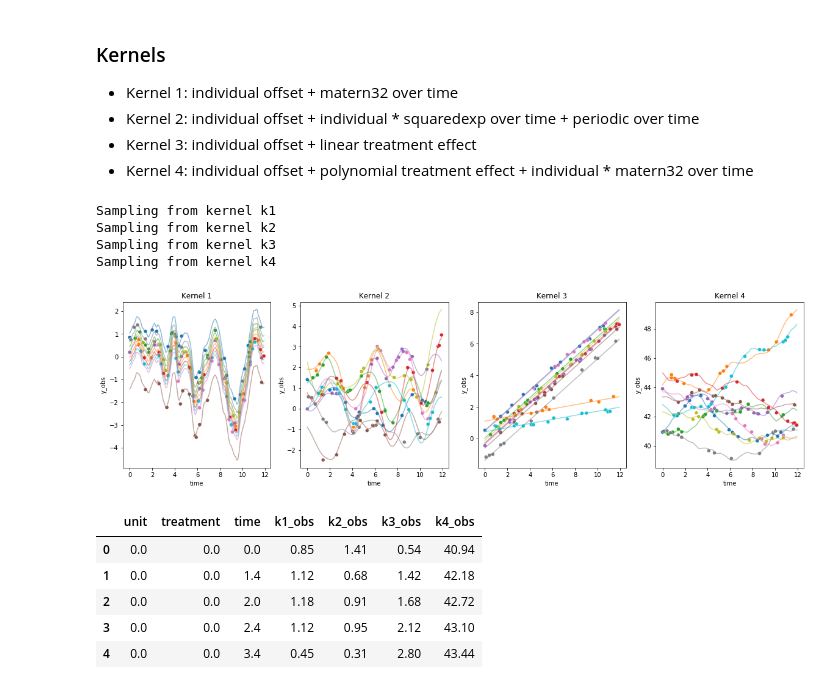
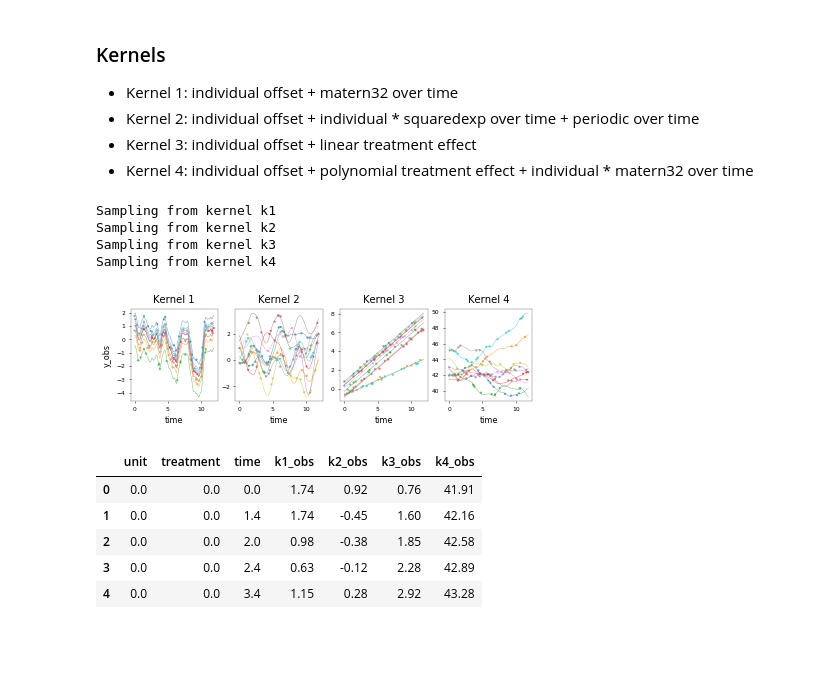
Before and after one commit to omicsEye/waveome, a Jupyter notebook: kernel_learning/data_generation.ipynb, the cells around one changed output. Drawn from its saved outputs; the diff is of its cells as text; code cells hidden in the pictures; blank space fills up the shorter version.

Commit message:
Visualization update and write to file.

```diff
--- a/kernel_learning/data_generation.ipynb
+++ b/kernel_learning/data_generation.ipynb
@@ -8,10 +8,31 @@ In this notebook we will be generating some data from known kernels to test kern
 import gpflow
 import numpy as np
 import pandas as pd
+import matplotlib as mpl
 import matplotlib.pyplot as plt
 import seaborn as sns
 import tensorflow as tf
 from gpflow.utilities import print_summary
+SMALL_SIZE = 6
+MEDIUM_SIZE = 8
+BIGGER_SIZE = 10
+plt.rc('font', size=SMALL_SIZE)          # controls default text sizes
+plt.rc('axes', titlesize=BIGGER_SIZE)     # fontsize of the axes title
+plt.rc('axes', labelsize=MEDIUM_SIZE)    # fontsize of the x and y labels
+plt.rc('xtick', labelsize=SMALL_SIZE)    # fontsize of the tick labels
+plt.rc('ytick', labelsize=SMALL_SIZE)    # fontsize of the tick labels
+plt.rc('legend', fontsize=SMALL_SIZE)    # legend fontsize
+plt.rc('figure', titlesize=BIGGER_SIZE)  # fontsize of the figure title
+mpl.rcParams['axes.linewidth'] = 0.25
+# set tick width
+mpl.rcParams['xtick.major.size'] = 2
+mpl.rcParams['xtick.major.width'] = .5
+mpl.rcParams['xtick.minor.size'] = 1
+mpl.rcParams['xtick.minor.width'] = .25
+mpl.rcParams['ytick.major.size'] = 2
+mpl.rcParams['ytick.major.width'] = .5
+mpl.rcParams['ytick.minor.size'] = 1
+mpl.rcParams['ytick.minor.width'] = .25
 # %% [markdown]
 Data generation scheme:
  for i in 1:N
@@ -119,7 +140,7 @@ kern_out = {'k1': {'model': k1},
 # %%
 np.random.seed(9012)
 # Specify plot object
-f, axs = plt.subplots(1, len(kern_out), figsize=(20,5))
+f, axs = plt.subplots(1, len(kern_out), figsize=(7.2,1.7))
 ic = 0
 # Prepare data for plotting
 df_plot = pd.DataFrame(df,
@@ -148,36 +169,42 @@ for k in kern_out.keys():
                     x='time',
                     y='y_obs',
                     hue='unit',
+                    linewidths= 0.05,
+                    s =5,
+                    alpha = .7,
                     legend=False,
-                       ax=axs[ic])
+                    ax=axs[ic])
     p = sns.lineplot(data=df_sim_plot,
                     x='time',
                     y='f_true',
                     hue='unit',
                     legend=False,
-                    alpha=0.5,
+                    alpha=.9,
+                    linewidth = 0.35,
                     ax=axs[ic])
     p.set_title('Kernel {}'.format(ic+1))
+    if ic !=0:
+        p.set_ylabel("")
     p.plot();
 
     ic += 1
 
 # f_true = np.random.multivariate_normal(
 #     np.zeros_like(df[:,0]).flatten(),
 #     k1(df),
 #     1
 # )
 # y_true = f_true + np.random.normal(scale=1)
 
 # for i in range(num_units):
 # #     plt.plot(x, y_true[i,:], 'x')
 #     plt.plot(x, y_true[i,:], 'b')
 
 # plt.plot(df[:,2], f_true.T, 'x')
 # plt.plot(x, y_true.T);
 # %% [output]
 Sampling from kernel k1
 Sampling from kernel k2
 Sampling from kernel k3
 Sampling from kernel k4
-[figure, old version]
+[figure, new version]
@@ -189,11 +221,11 @@ for k in kern_out.keys():
 df_plot.head()
 # %% [output]
 |  | unit | treatment | time | k1_obs | k2_obs | k3_obs | k4_obs |
-| 0 | 0.0 | 0.0 | 0.0 | 0.85 | 1.41 | 0.54 | 40.94 |
-| 1 | 0.0 | 0.0 | 1.4 | 1.12 | 0.68 | 1.42 | 42.18 |
-| 2 | 0.0 | 0.0 | 2.0 | 1.18 | 0.91 | 1.68 | 42.72 |
-| 3 | 0.0 | 0.0 | 2.4 | 1.12 | 0.95 | 2.12 | 43.10 |
-| 4 | 0.0 | 0.0 | 3.4 | 0.45 | 0.31 | 2.80 | 43.44 |
+| 0 | 0.0 | 0.0 | 0.0 | 1.74 | 0.92 | 0.76 | 41.91 |
+| 1 | 0.0 | 0.0 | 1.4 | 1.74 | -0.45 | 1.60 | 42.16 |
+| 2 | 0.0 | 0.0 | 2.0 | 0.98 | -0.38 | 1.85 | 42.58 |
+| 3 | 0.0 | 0.0 | 2.4 | 0.63 | -0.12 | 2.28 | 42.89 |
+| 4 | 0.0 | 0.0 | 3.4 | 1.15 | 0.28 | 2.92 | 43.28 |
 # %%
 # Save output data
 df_plot.to_csv('simulated_data.csv', index=False)
```
Also changed, not shown: parts of 1 cell of this notebook, 3 other files.
